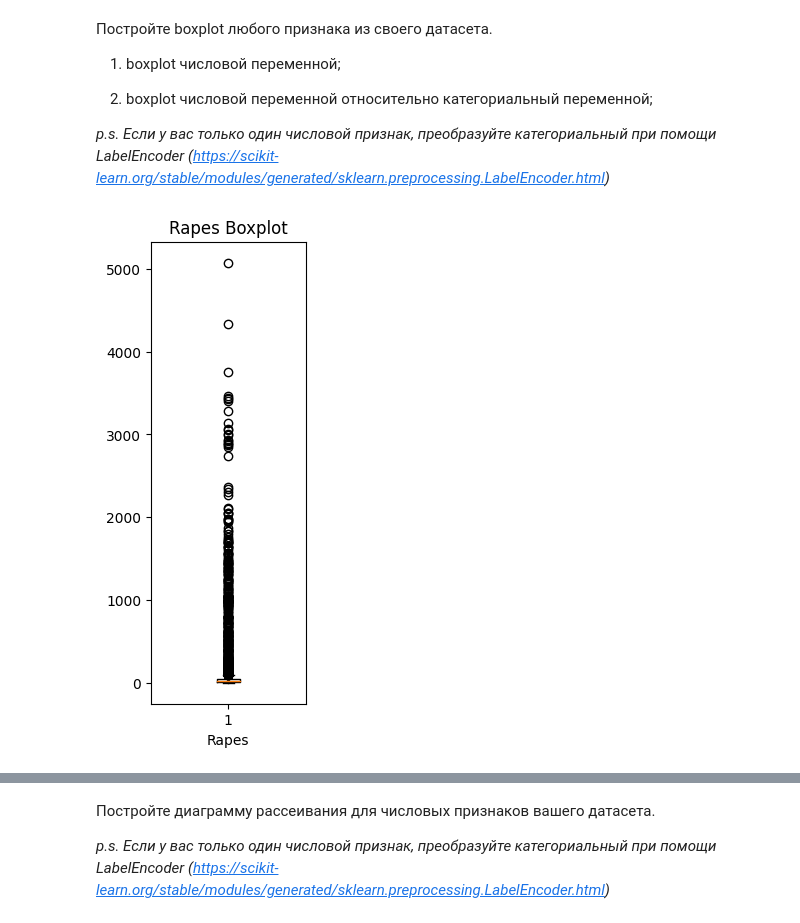
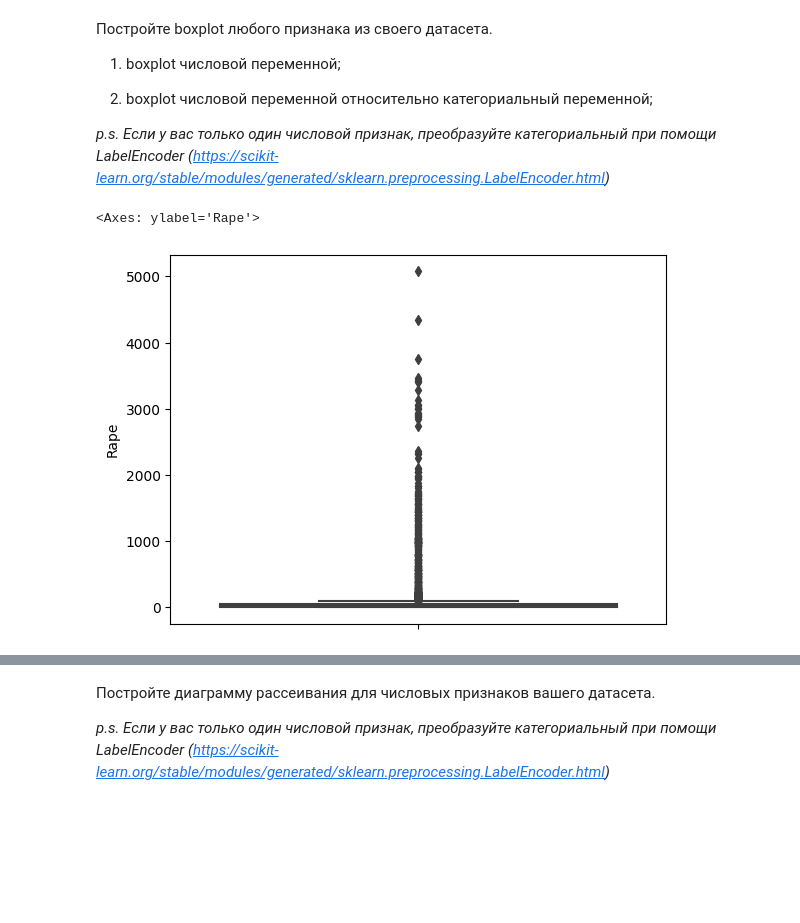
Before and after one commit to YLysov0017/Pproject, a Jupyter notebook: ML_lab2.ipynb, the cells around one changed output, grey strips where cells are left out. Cells and saved outputs as stored; diff of their text form; code cells hidden in the pictures; blank space fills up the shorter version.

```diff
--- a/ML_lab2.ipynb
+++ b/ML_lab2.ipynb
@@ -153,11 +167,8 @@ plt.show()
 2) boxplot числовой переменной относительно категориальный переменной;
 
 *p.s. Если у вас только один числовой признак, преобразуйте категориальный при помощи LabelEncoder (https://scikit-learn.org/stable/modules/generated/sklearn.preprocessing.LabelEncoder.html)*
-# %%
-plt.figure(figsize=(2, 6))
-plt.boxplot(df['Rape'])
-plt.title('Rapes Boxplot')
-plt.xlabel('Rapes')
-plt.show()
-# %% [output]
-[figure, removed]
+# %%
+sns.boxplot(data=df, y="Rape")
+# %% [output]
+<Axes: ylabel='Rape'>
+[figure, added]
```
Also changed, not shown: parts of 8 cells of this notebook.
